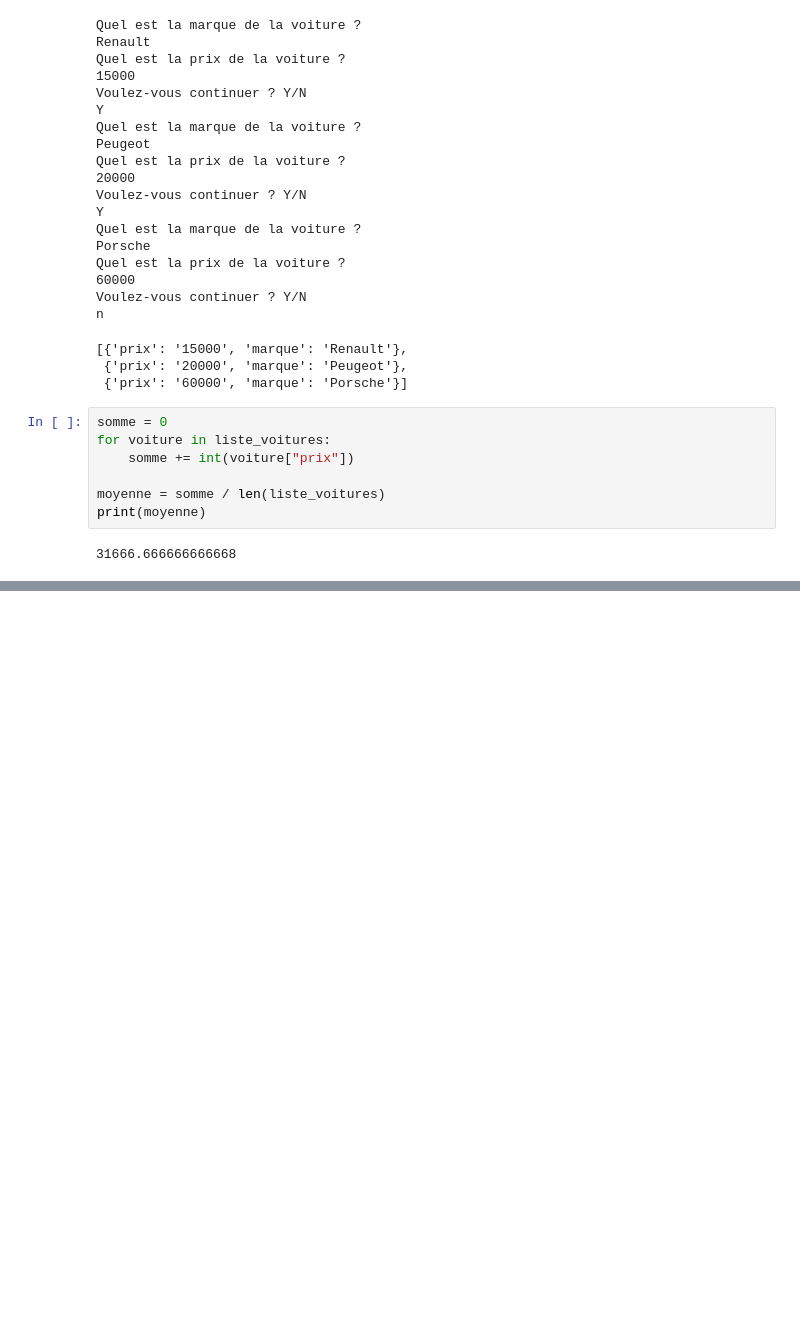
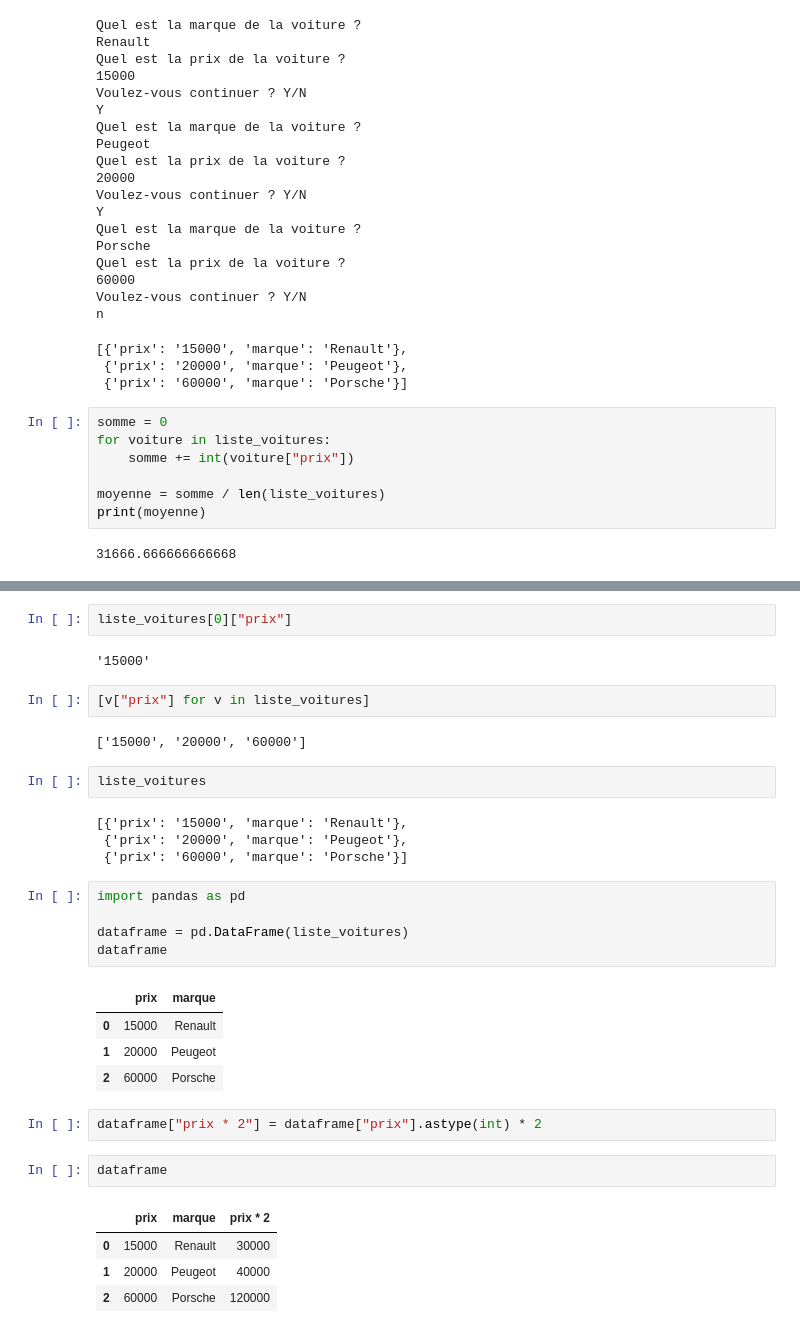
Before and after one commit to komi24/python201109, a Jupyter notebook: intro.ipynb, the cells around one changed output, grey strips where cells are left out. Saved outputs shown, nothing was run; the diff lists cells and outputs as text; blank space fills up the shorter version.

Commit message:
start pandas

```diff
--- a/intro.ipynb
+++ b/intro.ipynb
@@ -870,0 +885,33 @@ print(moyenne)
+# %%
+liste_voitures[0]["prix"]
+# %% [output]
+'15000'
+# %%
+[v["prix"] for v in liste_voitures]
+# %% [output]
+['15000', '20000', '60000']
+# %%
+liste_voitures
+# %% [output]
+[{'prix': '15000', 'marque': 'Renault'},
+ {'prix': '20000', 'marque': 'Peugeot'},
+ {'prix': '60000', 'marque': 'Porsche'}]
+# %%
+import pandas as pd
+
+dataframe = pd.DataFrame(liste_voitures)
+dataframe
+# %% [output]
+|  | prix | marque |
+| 0 | 15000 | Renault |
+| 1 | 20000 | Peugeot |
+| 2 | 60000 | Porsche |
+# %%
+dataframe["prix * 2"] = dataframe["prix"].astype(int) * 2
+# %%
+dataframe
+# %% [output]
+|  | prix | marque | prix * 2 |
+| 0 | 15000 | Renault | 30000 |
+| 1 | 20000 | Peugeot | 40000 |
+| 2 | 60000 | Porsche | 120000 |
```
Also changed, not shown: parts of 1 cell of this notebook, 3 other files.
